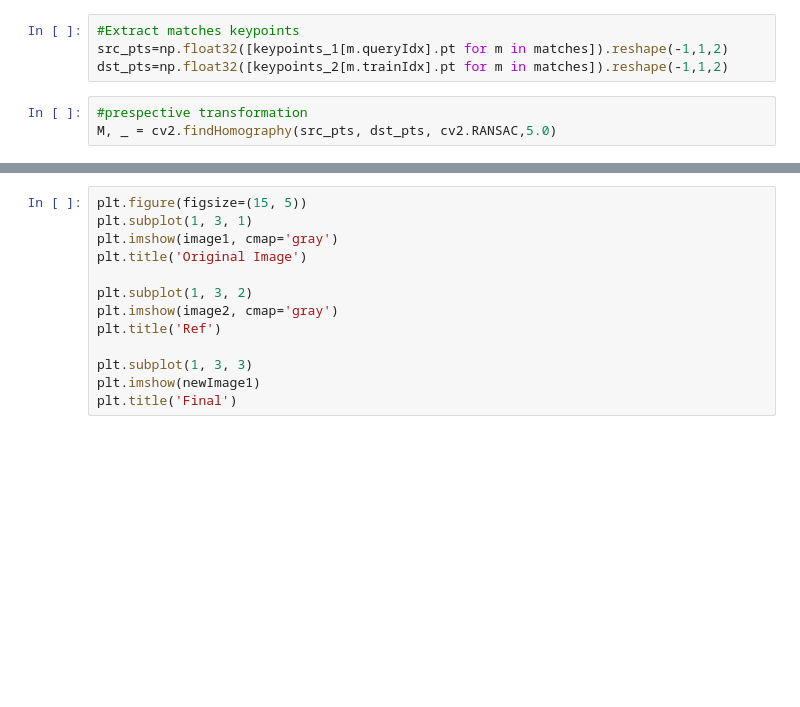
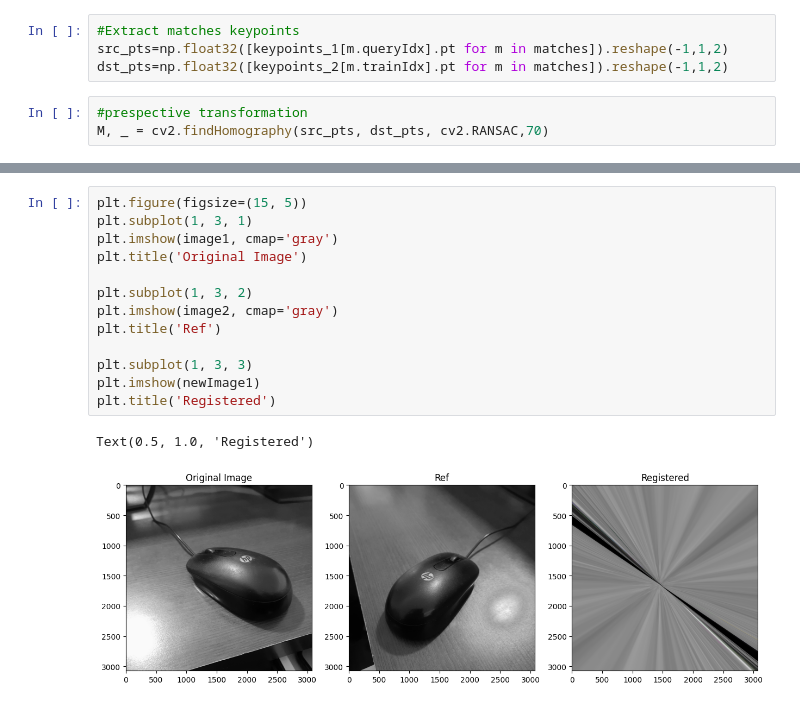
Before and after one commit to shruti-sharma12/CV-lab, a Jupyter notebook: cv(expt5).ipynb, the cells around one changed output, grey strips where cells are left out. Cells and saved outputs as stored; diff of their text form; blank space fills up the shorter version.

```diff
--- a/cv(expt5).ipynb
+++ b/cv(expt5).ipynb
@@ -94,7 +85,7 @@ src_pts=np.float32([keypoints_1[m.queryIdx].pt for m in matches]).reshape(-1,1,2
 dst_pts=np.float32([keypoints_2[m.trainIdx].pt for m in matches]).reshape(-1,1,2)
 # %%
 #prespective transformation
-M, _ = cv2.findHomography(src_pts, dst_pts, cv2.RANSAC,5.0)
+M, _ = cv2.findHomography(src_pts, dst_pts, cv2.RANSAC,70)
 # %%
 M
 # %% [output]
@@ -112,13 +103,16 @@ plt.imshow(newImage1)
 # %%
 plt.figure(figsize=(15, 5))
 plt.subplot(1, 3, 1)
 plt.imshow(image1, cmap='gray')
 plt.title('Original Image')
 
 plt.subplot(1, 3, 2)
 plt.imshow(image2, cmap='gray')
 plt.title('Ref')
 
 plt.subplot(1, 3, 3)
 plt.imshow(newImage1)
-plt.title('Final')
+plt.title('Registered')
+# %% [output]
+Text(0.5, 1.0, 'Registered')
+[figure, added]
```
Also changed, not shown: parts of 17 cells of this notebook.
